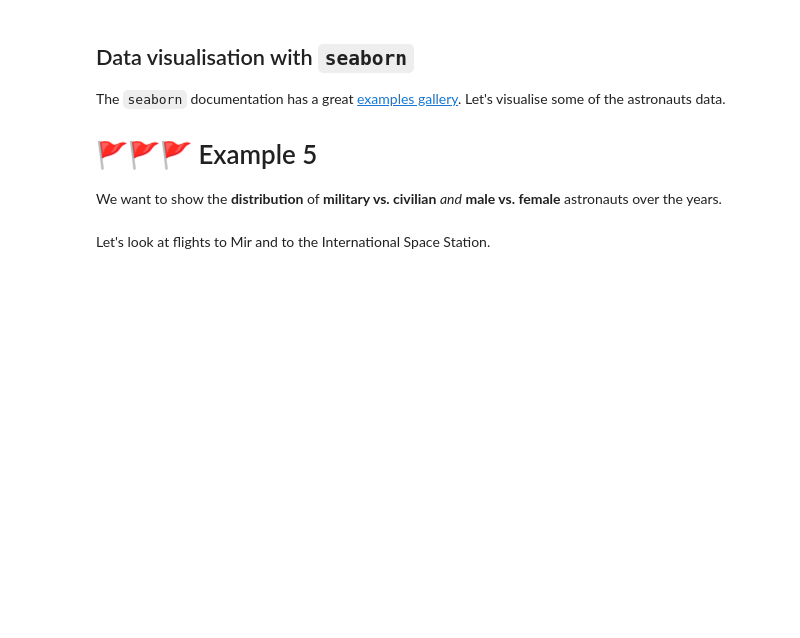
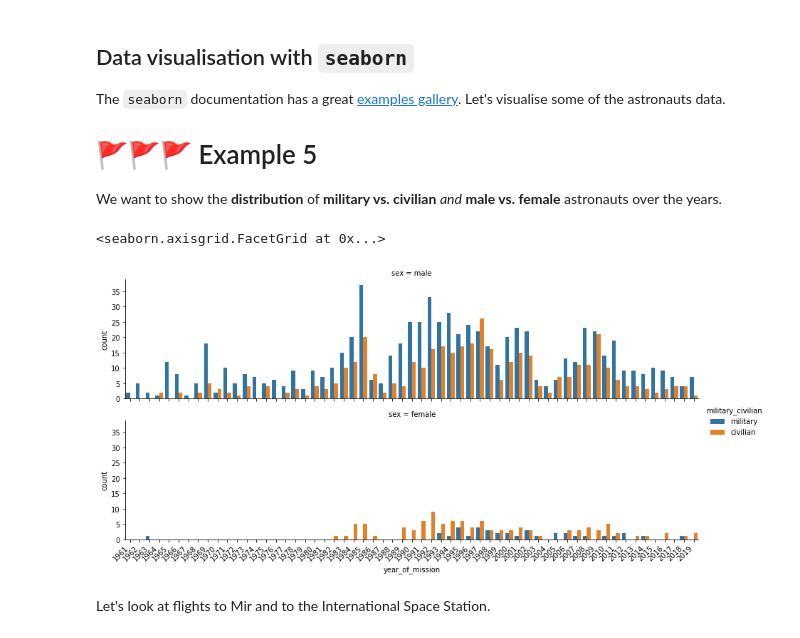
Before and after one commit to chdesvages/ddi-intro-python-3nov21, a Jupyter notebook: presentation.ipynb, the cells around one changed output. Saved outputs shown, nothing was run; the diff lists cells and outputs as text; code cells hidden in the pictures; blank space fills up the shorter version.

```diff
--- a/presentation.ipynb
+++ b/presentation.ipynb
@@ -334,21 +452,24 @@ We want to show the **distribution** of **military vs. civilian** *and* **male v
 # %%
 import seaborn as sns
 
 # Plot histograms using catplot
 grid = sns.catplot(data=astronauts,           # the dataframe
                    x='year_of_mission',       # the x-axis (the bins)
-                   col='military_civilian',   # separate plots for each value in the column 'military_civilian'
-                   hue='sex',                 # different colours (hues) for male and female astronauts
+                   col='sex',   # separate plots for each value in the column 'military_civilian'
+                   hue='military_civilian',                 # different colours (hues) for male and female astronauts
                    kind='count',              # the type of plot (countplot, or a histogram)
                    legend=True,               # display the legend for the different colours
                    col_wrap=1,                # start new row of subplots after just 1 plot
                    height=3,                  # height of each plot
                    aspect=4)                  # aspect ratio of each plot (width/height)
 
 # Rotate the tick labels so we can read them all
 grid.set_xticklabels(rotation=45,
                      verticalalignment='top',
                      horizontalalignment='right')
+# %% [output]
+<seaborn.axisgrid.FacetGrid at 0x...>
+[figure, added]
 # %% [markdown]
 Let's look at flights to Mir and to the International Space Station.
 # %%
```
Also changed, not shown: parts of 24 cells of this notebook.
